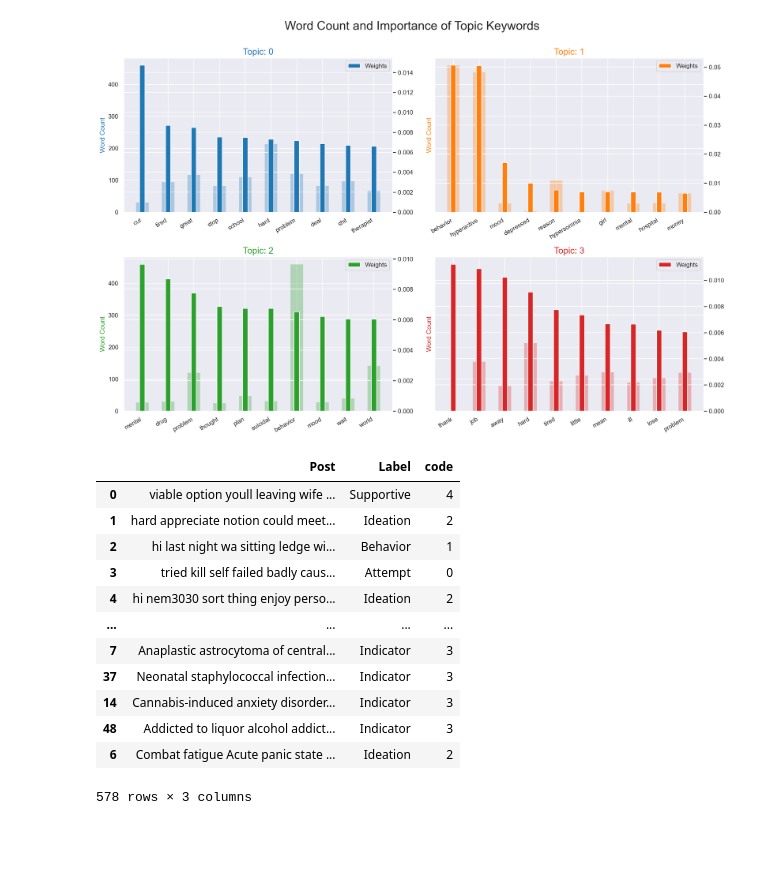
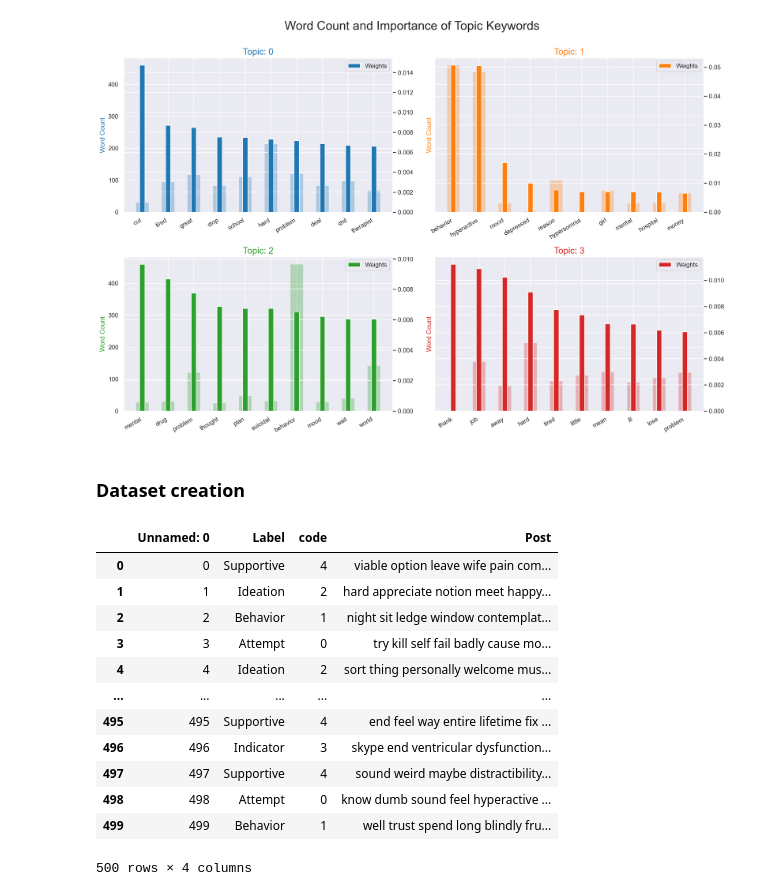
Before and after one commit to Iftekhar-mobin/depression_suicide_project, a Jupyter notebook: Pretrained_embedding_models/preprocess_dataset.ipynb, the cells around one changed output. Saved outputs shown, nothing was run; the diff lists cells and outputs as text; code cells hidden in the pictures; blank space fills up the shorter version.

Commit message:
dataset creation

```diff
--- a/Pretrained_embedding_models/preprocess_dataset.ipynb
+++ b/Pretrained_embedding_models/preprocess_dataset.ipynb
@@ -519,3 +519,5 @@ fig.suptitle('Word Count and Importance of Topic Keywords', fontsize=22, y=1.05)
 plt.show()
 # %% [output]
 [figure]
+# %% [markdown]
+### Dataset creation
@@ -522,3 +530,36 @@ plt.show()
+# %%
+# CORPUS_DIR = os.path.expanduser('~') + '/Documents/mental_health/suicide/'
+CORPUS_DIR = "D:\depression_suicide_project\Pretrained_embedding_models\dataset\suicide"
+CORPUS_NAME = 'Suicide_Detection.csv'
+CORPUS_PATH = CORPUS_DIR + CORPUS_NAME
+PROCESSED_CORPUS = 'Suicide_Detection_processed.csv'
+PICKLED_CORPUS = 'Suicide_Detection_scatter.pkl'
+SCATTERTEXT_FILE = 'Reddit_ScattertextRankDataJitter.html'
+CORPUS_EQUAL_CLASS = 'Suicide_Detection_processed_equal_class.csv'
+CSSR_DATASET = '500_Reddit_users_posts_labels.csv'
+CSSR_DIR = CORPUS_DIR + '\CSSRS'
+BEST_ENTITIES = ['high school', 'mental health', 'best friend', 'feel like', 'really want', 'suicide thought',
+                 'friend family']
+CSSR_CAT = ['Indicator', 'Attempt','Behavior','Ideation']
+CSSR_FILES = ['suicidal_indicator.csv', 'suicidal_attempt.csv', 'suicidal_behavior.csv', 'suicidal_ideation.csv']
+# %%
+df =pd.read_csv(CSSR_DIR + '\\' + PROCESSED_CORPUS)
+# %%
+df
+# %% [output]
+|  | Unnamed: 0 | Label | code | Post |
+| 0 | 0 | Supportive | 4 | viable option leave wife pain com... |
+| 1 | 1 | Ideation | 2 | hard appreciate notion meet happy... |
+| 2 | 2 | Behavior | 1 | night sit ledge window contemplat... |
+| 3 | 3 | Attempt | 0 | try kill self fail badly cause mo... |
+| 4 | 4 | Ideation | 2 | sort thing personally welcome mus... |
+| ... | ... | ... | ... | ... |
+| 495 | 495 | Supportive | 4 | end feel way entire lifetime fix ... |
+| 496 | 496 | Indicator | 3 | skype end ventricular dysfunction... |
+| 497 | 497 | Supportive | 4 | sound weird maybe distractibility... |
+| 498 | 498 | Attempt | 0 | know dumb sound feel hyperactive ... |
+| 499 | 499 | Behavior | 1 | well trust spend long blindly fru... |
+500 rows × 4 columns
 # %%
 # Indicator
 frame = pd.read_csv(CSSR_DIR + '\\' + CSSR_FILES[0], index_col=0)
@@ -576,17 +615,3 @@ def generate_dataframe(sent_size):
     return x
 # %%
-generate_dataframe(30)
+frames = generate_dataframe(30)
-# %% [output]
-|  | Post | Label | code |
-| 0 | viable option youll leaving wife ... | Supportive | 4 |
-| 1 | hard appreciate notion could meet... | Ideation | 2 |
-| 2 | hi last night wa sitting ledge wi... | Behavior | 1 |
-| 3 | tried kill self failed badly caus... | Attempt | 0 |
-| 4 | hi nem3030 sort thing enjoy perso... | Ideation | 2 |
-| ... | ... | ... | ... |
-| 7 | Anaplastic astrocytoma of central... | Indicator | 3 |
-| 37 | Neonatal staphylococcal infection... | Indicator | 3 |
-| 14 | Cannabis-induced anxiety disorder... | Indicator | 3 |
-| 48 | Addicted to liquor alcohol addict... | Indicator | 3 |
-| 6 | Combat fatigue Acute panic state ... | Ideation | 2 |
-578 rows × 3 columns
```
Also changed, not shown: parts of 6 cells of this notebook.
